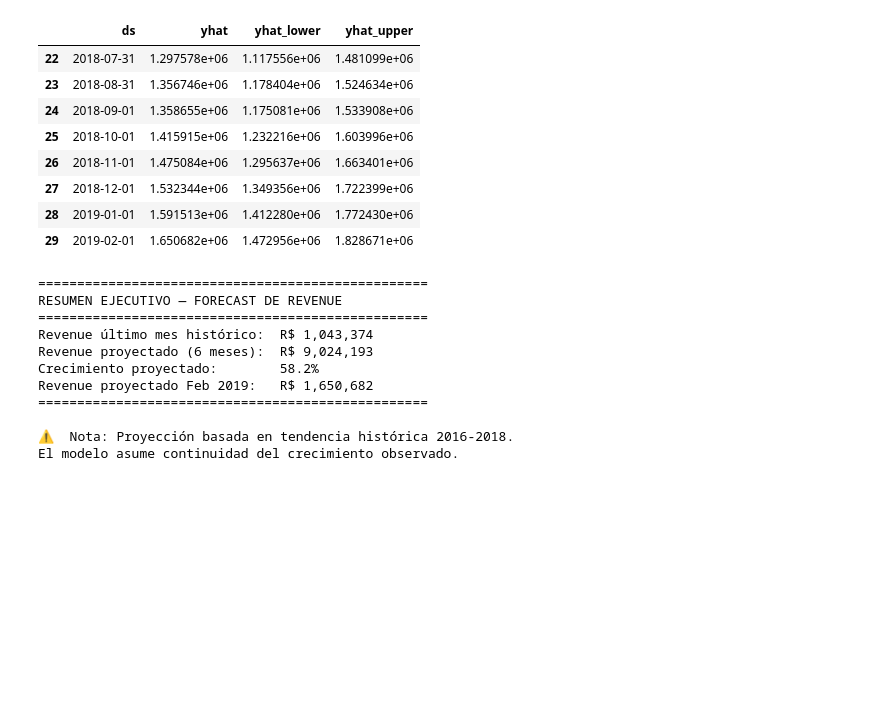
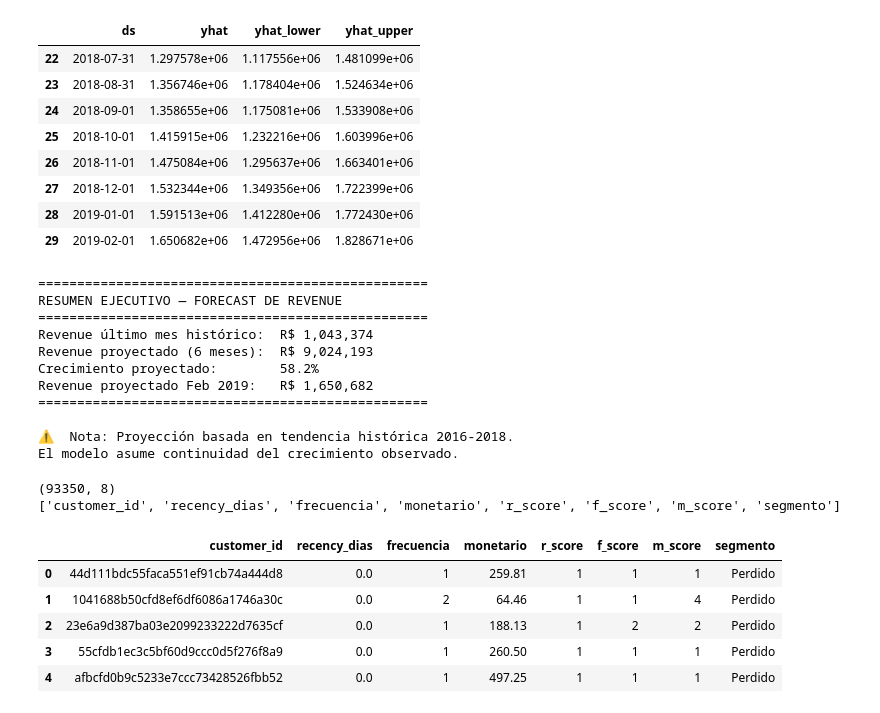
Before and after one commit to linagiraldo3015-byte/Customer-Transaction-Analysis, a Jupyter notebook: olist_analytics/predictive_models.ipynb, the cells around one changed output. Drawn from its saved outputs; the diff is of its cells as text; code cells hidden in the pictures; blank space fills up the shorter version.

```diff
--- a/olist_analytics/predictive_models.ipynb
+++ b/olist_analytics/predictive_models.ipynb
@@ -157,3 +157,28 @@ Revenue proyectado Feb 2019:   R$ 1,650,682
 
 ⚠️  Nota: Proyección basada en tendencia histórica 2016-2018.
 El modelo asume continuidad del crecimiento observado.
+# %%
+# ============================================
+# MODELO 2 — PREDICCIÓN DE REVIEW SCORE
+# ============================================
+import pandas as pd
+from sklearn.model_selection import train_test_split
+from sklearn.ensemble import RandomForestClassifier
+from sklearn.metrics import classification_report, confusion_matrix
+import plotly.express as px
+import numpy as np
+
+# Cargar datos RFM
+rfm = pd.read_csv('rfm_data.csv')
+print(rfm.shape)
+print(rfm.columns.tolist())
+rfm.head()
+# %% [output]
+(93350, 8)
+['customer_id', 'recency_dias', 'frecuencia', 'monetario', 'r_score', 'f_score', 'm_score', 'segmento']
+|  | customer_id | recency_dias | frecuencia | monetario | r_score | f_score | m_score | segmento |
+| 0 | 44d111bdc55faca551ef91cb74a444d8 | 0.0 | 1 | 259.81 | 1 | 1 | 1 | Perdido |
+| 1 | 1041688b50cfd8ef6df6086a1746a30c | 0.0 | 2 | 64.46 | 1 | 1 | 4 | Perdido |
+| 2 | 23e6a9d387ba03e2099233222d7635cf | 0.0 | 1 | 188.13 | 1 | 2 | 2 | Perdido |
+| 3 | 55cfdb1ec3c5bf60d9ccc0d5f276f8a9 | 0.0 | 1 | 260.50 | 1 | 1 | 1 | Perdido |
+| 4 | afbcfd0b9c5233e7ccc73428526fbb52 | 0.0 | 1 | 497.25 | 1 | 1 | 1 | Perdido |
```
Also changed, not shown: parts of 2 cells of this notebook.
